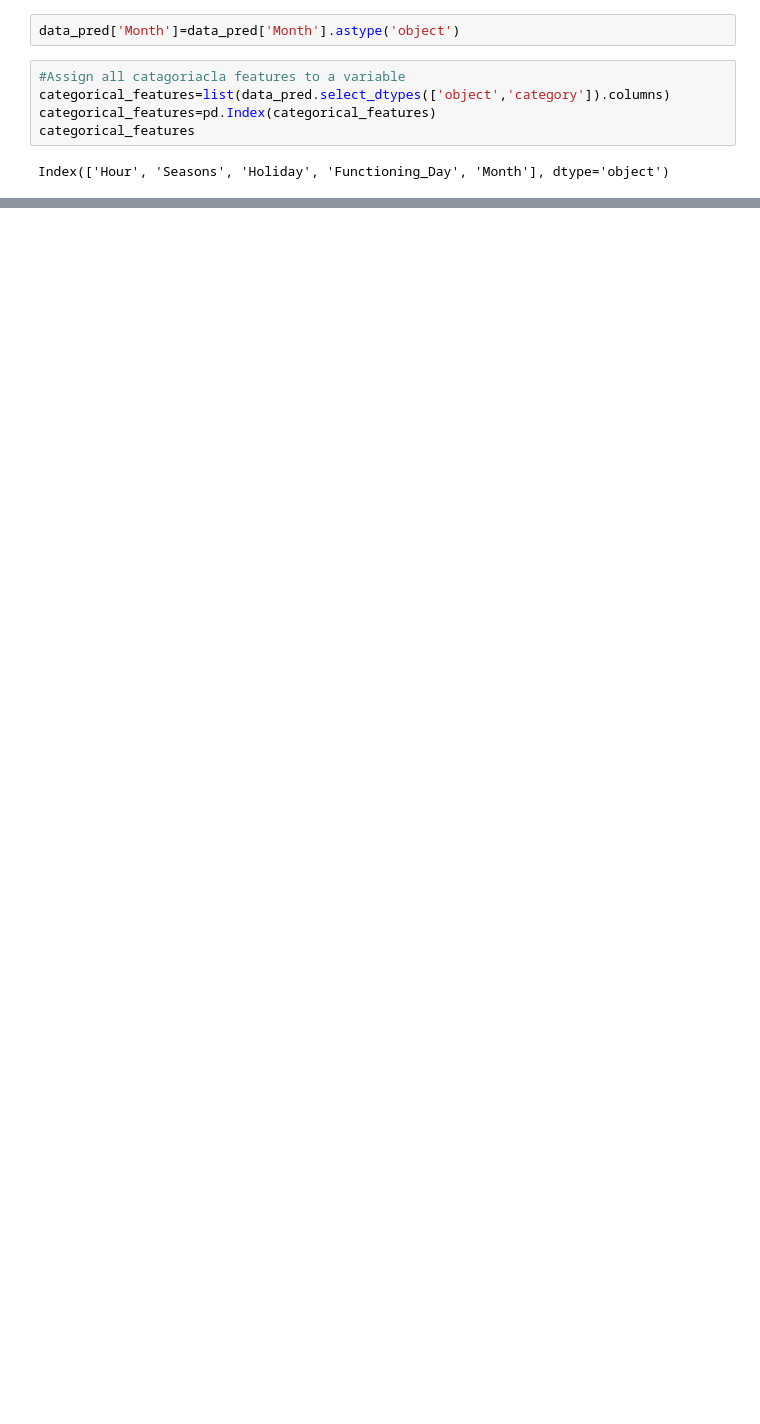
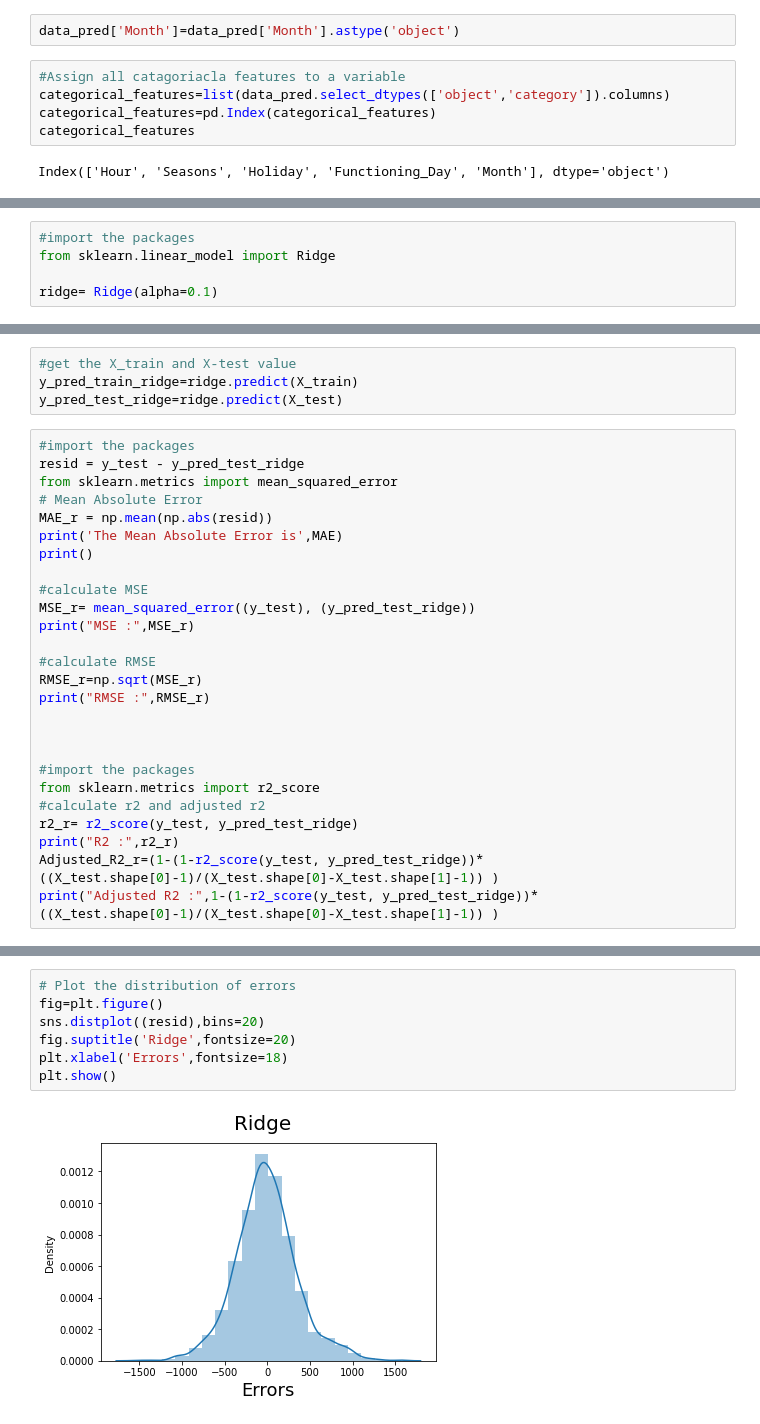
Before and after one commit to junaiskv94/Bike-SHaring-Demand-Prediction, a Jupyter notebook: Bike_Sharing_Demand_Prediction_Capstone_Project.ipynb, the cells around one changed output, grey strips where cells are left out. Drawn from its saved outputs; the diff is of its cells as text; blank space fills up the shorter version.

```diff
--- a/Bike_Sharing_Demand_Prediction_Capstone_Project.ipynb
+++ b/Bike_Sharing_Demand_Prediction_Capstone_Project.ipynb
@@ -575,0 +696,5 @@ Index(['Hour', 'Seasons', 'Holiday', 'Functioning_Day', 'Month'], dtype='object'
+# %%
+#import the packages
+from sklearn.linear_model import Ridge
+
+ridge= Ridge(alpha=0.1)
@@ -575,0 +711,30 @@ Index(['Hour', 'Seasons', 'Holiday', 'Functioning_Day', 'Month'], dtype='object'
+# %%
+#get the X_train and X-test value
+y_pred_train_ridge=ridge.predict(X_train)
+y_pred_test_ridge=ridge.predict(X_test)
+# %%
+#import the packages
+resid = y_test - y_pred_test_ridge
+from sklearn.metrics import mean_squared_error
+# Mean Absolute Error
+MAE_r = np.mean(np.abs(resid))
+print('The Mean Absolute Error is',MAE)
+print()
+
+#calculate MSE
+MSE_r= mean_squared_error((y_test), (y_pred_test_ridge))
+print("MSE :",MSE_r)
+
+#calculate RMSE
+RMSE_r=np.sqrt(MSE_r)
+print("RMSE :",RMSE_r)
+
+
+
+#import the packages
+from sklearn.metrics import r2_score
+#calculate r2 and adjusted r2
+r2_r= r2_score(y_test, y_pred_test_ridge)
+print("R2 :",r2_r)
+Adjusted_R2_r=(1-(1-r2_score(y_test, y_pred_test_ridge))*((X_test.shape[0]-1)/(X_test.shape[0]-X_test.shape[1]-1)) )
+print("Adjusted R2 :",1-(1-r2_score(y_test, y_pred_test_ridge))*((X_test.shape[0]-1)/(X_test.shape[0]-X_test.shape[1]-1)) )
@@ -575,0 +748,9 @@ Index(['Hour', 'Seasons', 'Holiday', 'Functioning_Day', 'Month'], dtype='object'
+# %%
+# Plot the distribution of errors
+fig=plt.figure()
+sns.distplot((resid),bins=20)
+fig.suptitle('Ridge',fontsize=20)
+plt.xlabel('Errors',fontsize=18)
+plt.show()
+# %% [output]
+[figure, added]
```
Also changed, not shown: parts of 46 cells of this notebook.
